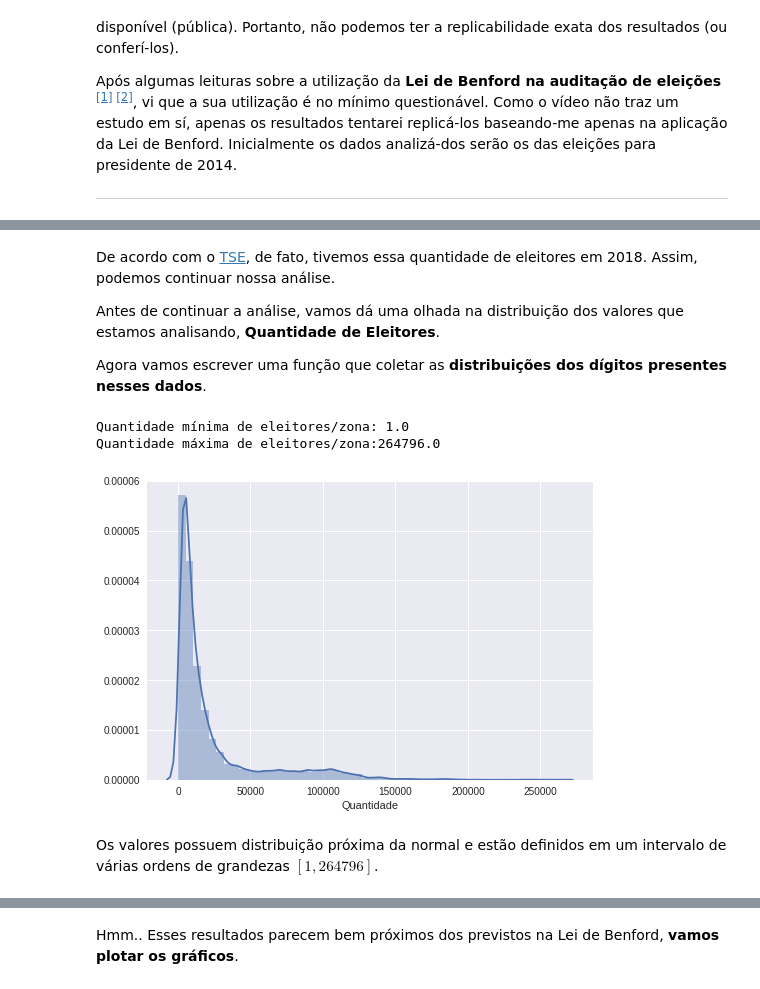
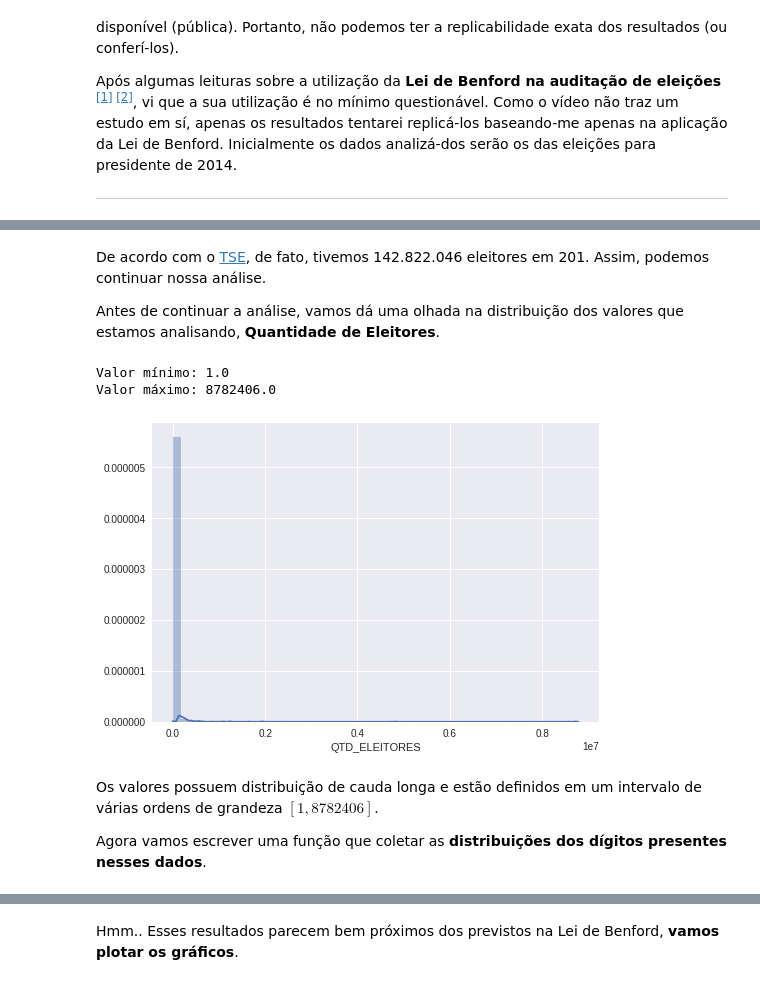
Before and after one commit to Fernandohf/Benford-s-Law, a Jupyter notebook: Lei de Bendford.ipynb, the cells around one changed output, grey strips where cells are left out. Saved outputs shown, nothing was run; the diff lists cells and outputs as text; code cells hidden in the pictures.

```diff
--- a/Lei de Bendford.ipynb
+++ b/Lei de Bendford.ipynb
@@ -104,12 +105,0 @@ A coluna que nos iteressa é:
-# %%
-# Filtra os dados
-eleitores = eleitores[["Quantidade"]]
-eleitores = eleitores.dropna(axis=0)
-
-# Remove os pontos nos valores numéricos
-eleitores["Quantidade"] = eleitores.Quantidade.apply(lambda x: x.replace(".",""))
-
-# Após a limpeza
-print(eleitores.info())
-print("\n\n Total de Eleitores: " + str(eleitores.Quantidade.astype('float64').sum()) + "\n\n")
-print(eleitores.head(20))
@@ -133,0 +110,20 @@ None
+# %%
+def filter_and_clean(df, col):
+    """
+    Filtra e limpa os dados, em seguida mostra o resultado final.
+    """
+    # Filtra os dados
+    df = df[[col]]
+    df = df.dropna()
+
+    # Após a limpeza
+    print(df.info())
+
+    print("\n\n Total:" + str(df[col].astype('float64').sum()) + "\n\n")
+    display(df.head(10))
+
+    return df
+
+col = "QTD_ELEITORES"
+
+eleitores = filter_and_clean(eleitores, col)
@@ -134,22 +152,25 @@ None
 # %% [markdown]
- De acordo com o [TSE](http://www.tse.jus.br/imprensa/noticias-tse/2018/Agosto/brasil-tem-147-3-milhoes-de-eleitores-aptos-a-votar-nas-eleicoes-2018), de fato, tivemos essa quantidade de eleitores em 2018. Assim, podemos continuar nossa análise.
+ De acordo com o [TSE](http://www.tse.jus.br/imprensa/noticias-tse/2018/Agosto/brasil-tem-147-3-milhoes-de-eleitores-aptos-a-votar-nas-eleicoes-2018), de fato, tivemos 142.822.046 eleitores em 201. Assim, podemos continuar nossa análise.
 
 Antes de continuar a análise, vamos dá uma olhada na distribuição dos valores que estamos analisando, **Quantidade de Eleitores**.
-
- Agora vamos escrever uma função que coletar as **distribuições dos dígitos presentes nesses dados**.
 # %%
 import seaborn as sns
 
-sns.distplot(eleitores["Quantidade"].astype('float64'))
+def show_dist(df, col):
+  sns.distplot(df[col].astype('float64'))
 
-print("Quantidade mínima de eleitores/zona: " + str(eleitores["Quantidade"].astype('float64').min()))
-print("Quantidade máxima de eleitores/zona:" + str(eleitores["Quantidade"].astype('float64').max()))
+  print("Valor mínimo: " + str(df[col].astype('float64').min()))
+  print("Valor máximo: " + str(df[col].astype('float64').max()))
+
+show_dist(eleitores, col)
 # %% [output]
-Quantidade mínima de eleitores/zona: 1.0
-Quantidade máxima de eleitores/zona:264796.0
+Valor mínimo: 1.0
+Valor máximo: 8782406.0
-[figure, old version]
+[figure, new version]
 # %% [markdown]
-Os valores possuem distribuição próxima da normal e estão definidos em um intervalo de várias ordens de grandezas $[1, 264796]$.
+Os valores possuem distribuição de cauda longa e estão definidos em um intervalo de várias ordens de grandeza $[1, 8782406]$.
+
+Agora vamos escrever uma função que coletar as **distribuições dos dígitos presentes nesses dados**.
 # %%
 # Função que coleta a frequência dos primeiros dígitos.
 def fd_freq(df, col):
```
Also changed, not shown: parts of 24 cells of this notebook, 2 other files.
